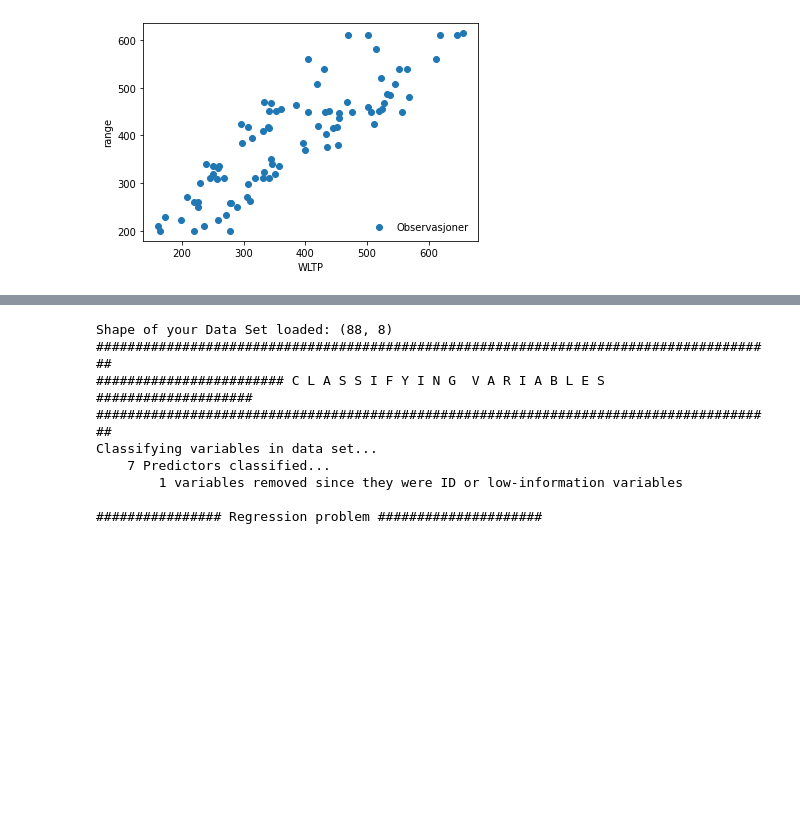
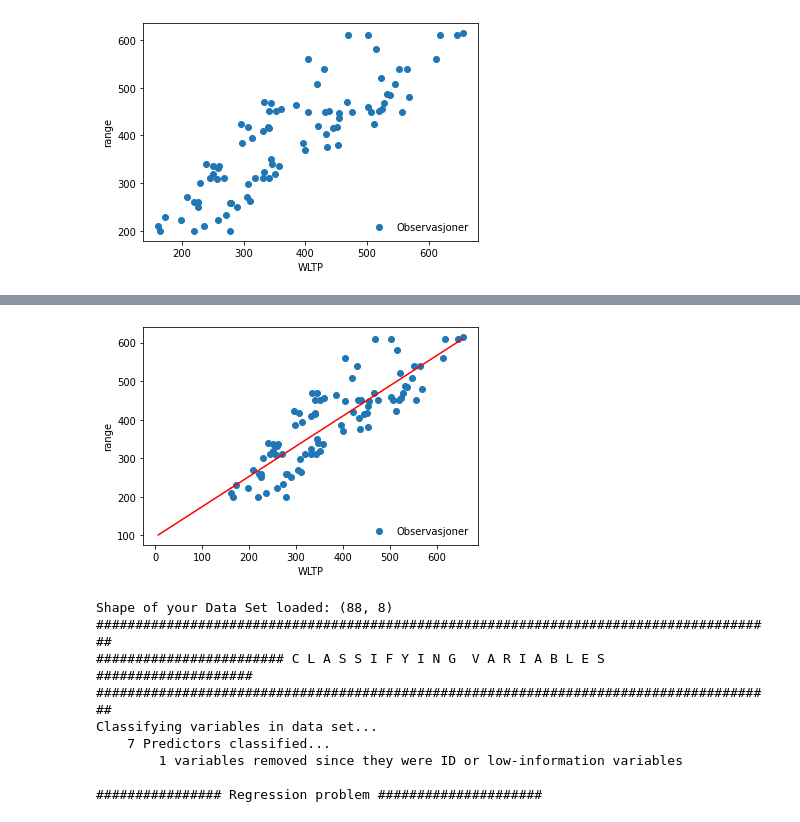
Before and after one commit to eso086/sok-1005-v22, a Jupyter notebook: Mappe 5/WLTPnew.ipynb, the cells around one changed output, grey strips where cells are left out. Cells and saved outputs as stored; diff of their text form; code cells hidden in the pictures; blank space fills up the shorter version.

```diff
--- a/Mappe 5/WLTPnew.ipynb
+++ b/Mappe 5/WLTPnew.ipynb
@@ -204,22 +230,18 @@ intercept              1.363870
 dtype: float64
 # %%
-#plotting the regression line:
-x_vals=np.linspace(0,10,100)
-y_vals=res.params[0]+res.params[1]*x_vals
-#plotting the regression line:
-ax.plot(x_vals,y_vals,label='Regression line')
-ax.legend(loc='lower right',frameon=False)
-plt.show()
 
 
 
-#x=np.linspace(min(np.log(g_df['Rekkevidde i testen'])), max(np.log(g_df['Rekkevidde i testen'])), 500)
 
-#regression_line=res.params['intercept']+res.params['Rekkevidde i testen']*x
+x=np.linspace(min((g_df['log_Rekkevidde_i_testen'])), max((g_df['log_Rekkevidde_i_testen'])), 500)
+
+regression_line=res.params['intercept']+res.params['log_Rekkevidde_i_testen']*x
 
 
-#ax.plot(x, regression_line,color='red')
-#fig
+ax.plot(x, regression_line,color='red')
+fig
+# %% [output]
+[figure, added]
 # %%
 
 from autoviz.AutoViz_Class import AutoViz_Class
```
Also changed, not shown: parts of 5 cells of this notebook.
